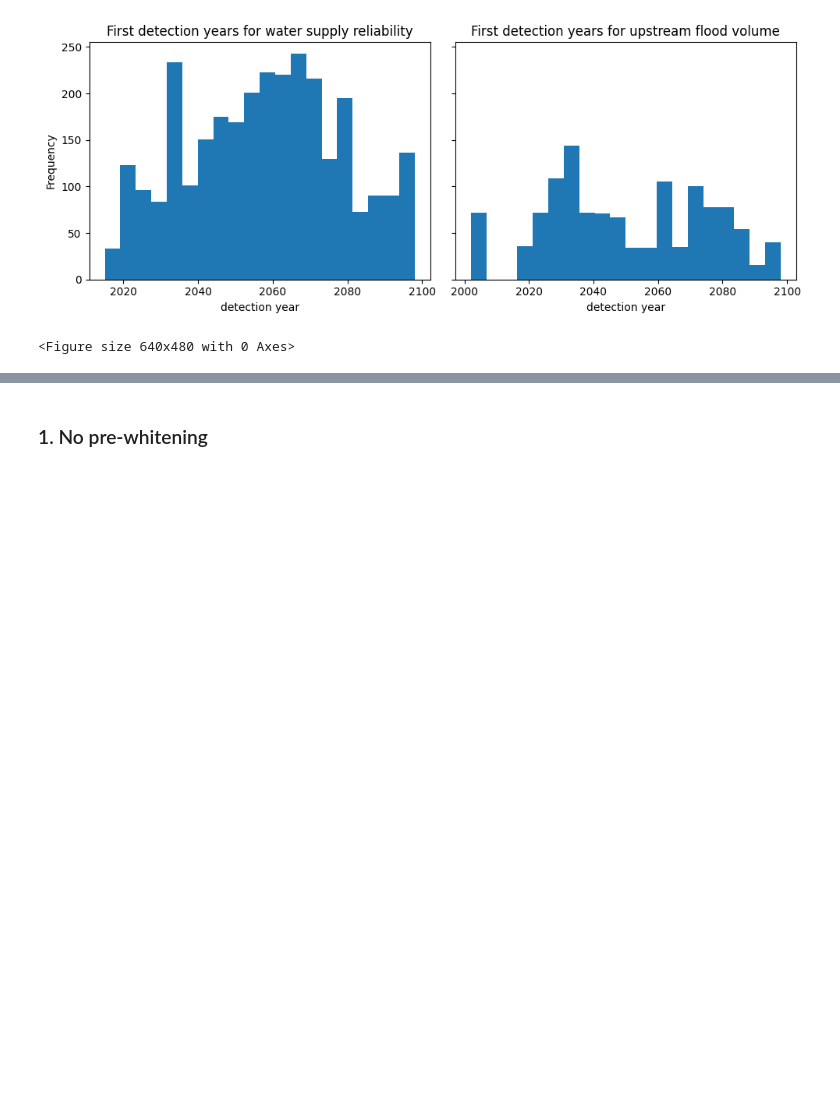
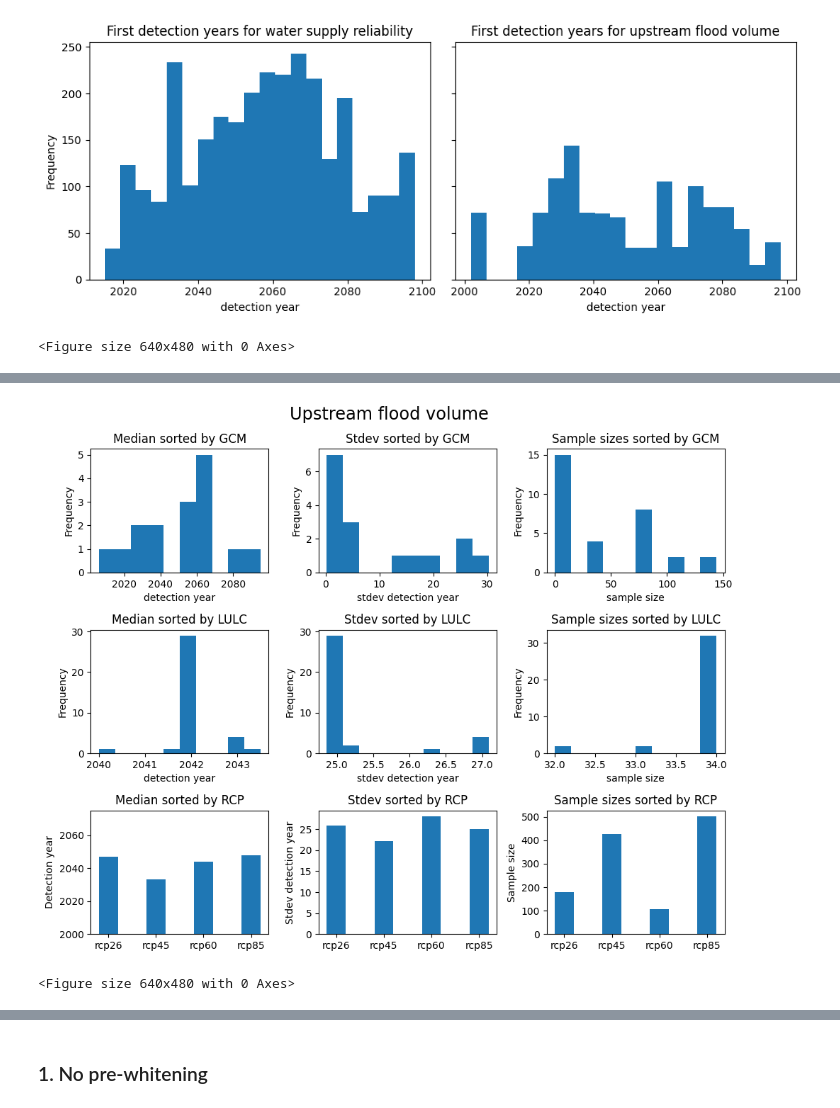
Before and after one commit to Matt2371/climate_detection, a Jupyter notebook: article_figs.ipynb, the cells around one changed output, grey strips where cells are left out. Saved outputs shown, nothing was run; the diff lists cells and outputs as text; code cells hidden in the pictures; blank space fills up the shorter version.

```diff
--- a/article_figs.ipynb
+++ b/article_figs.ipynb
@@ -246,0 +359,5 @@ plot_single_total(pre_whitening=True)
+# %%
+plot_single_sorted('Upstream_Flood_Volume_taf')
+# %% [output]
+[figure, added]
+<Figure size 640x480 with 0 Axes>
```
Also changed, not shown: parts of 34 cells of this notebook, 40 other files.
